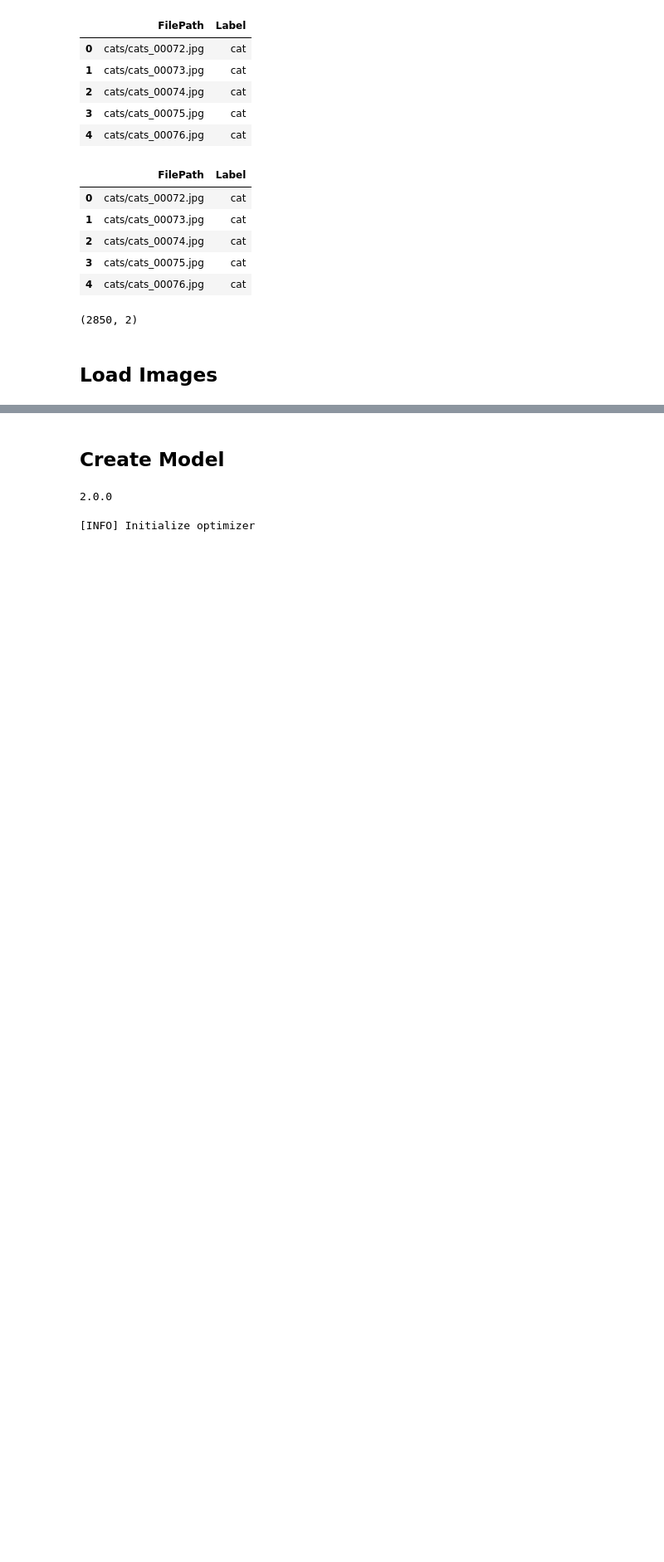
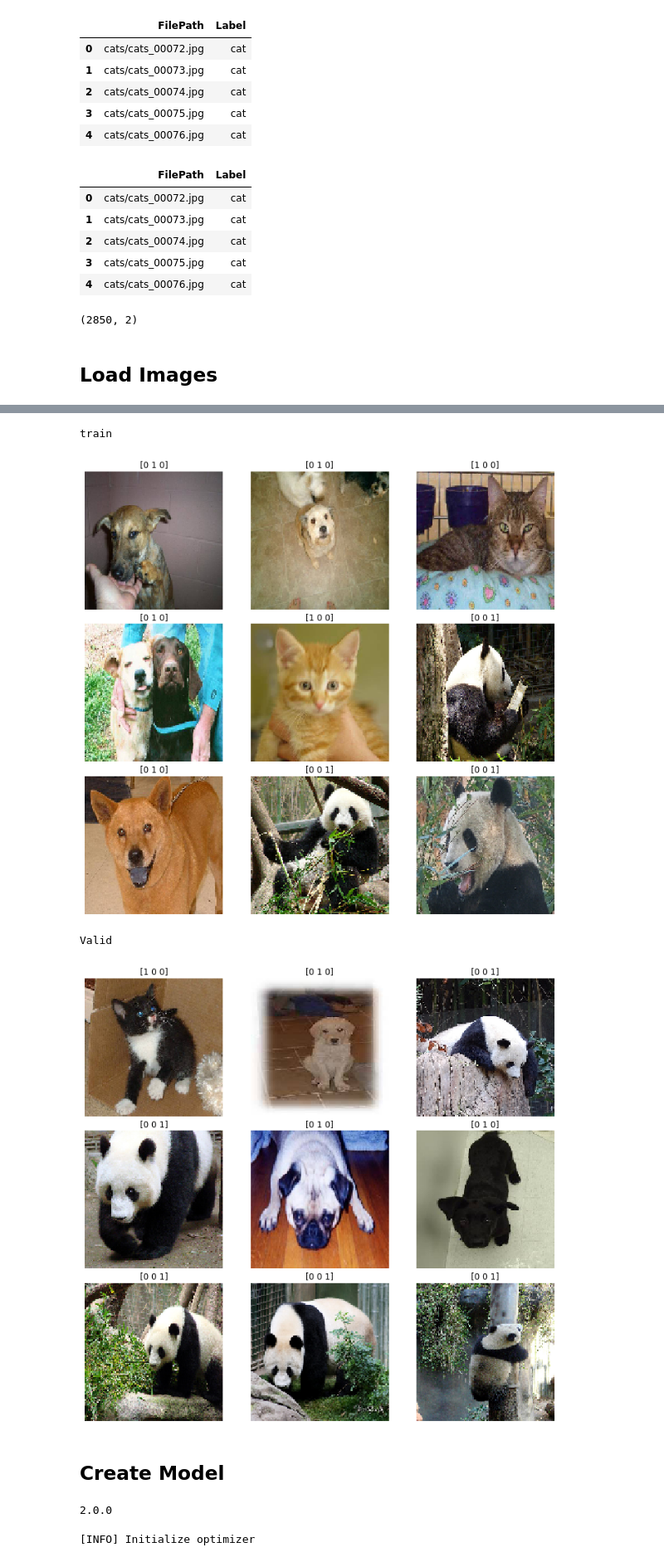
Before and after one commit to sagecodes/cnn-tenssorflow2-template, a Jupyter notebook: animal_test.ipynb, the cells around one changed output, grey strips where cells are left out. Shown at 83% size. Saved outputs shown, nothing was run; the diff lists cells and outputs as text; code cells hidden in the pictures; blank space fills up the shorter version.

```diff
--- a/animal_test.ipynb
+++ b/animal_test.ipynb
@@ -73,5 +73,4 @@ from image_loader import Train_generator
 # %%
 gen = Train_generator(img_height,
                       img_width,BATCH_SIZE,
-                      data_dir,
-                      file_paths_and_labels_df)
+                      data_dir)
@@ -83,3 +82,10 @@ Found 570 validated image filenames belonging to 3 classes.
+# %%
+gen.image_check()
+# %% [output]
+train
+[figure, added]
+Valid
+[figure, added]
 # %% [markdown]
 ## Create Model
 # %%
```
Also changed, not shown: parts of 5 cells of this notebook, 2 other files.
